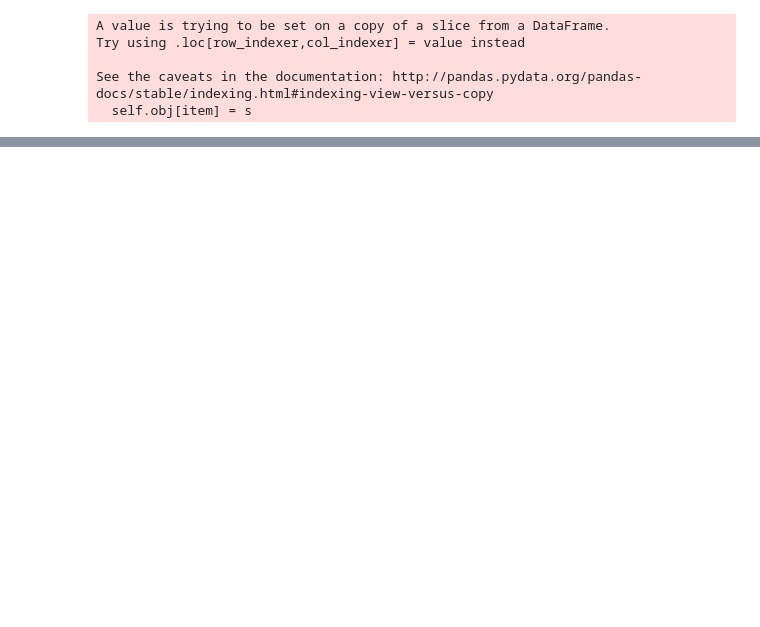
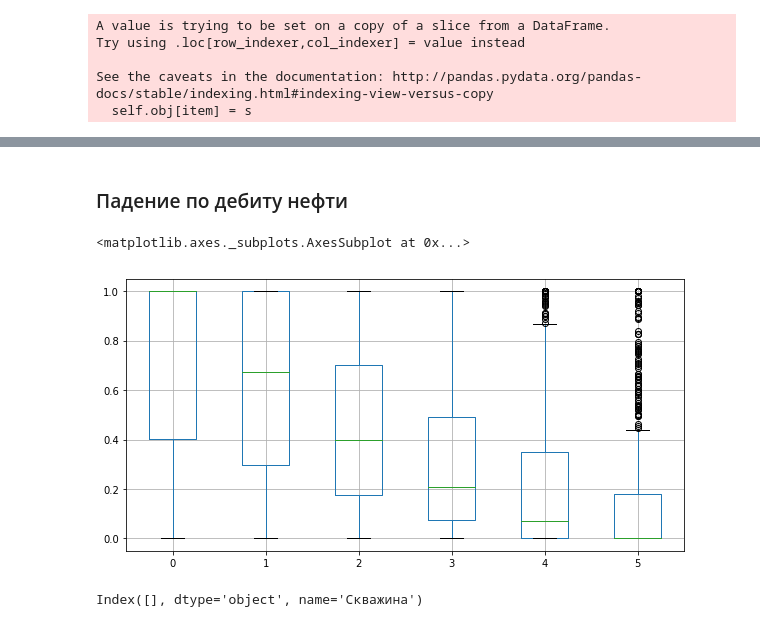
Before and after one commit to koskotG/gpn_comp, a Jupyter notebook: kg_eda.ipynb, the cells around one changed output, grey strips where cells are left out. Saved outputs shown, nothing was run; the diff lists cells and outputs as text; code cells hidden in the pictures; blank space fills up the shorter version.

```diff
--- a/kg_eda.ipynb
+++ b/kg_eda.ipynb
@@ -233,0 +229,17 @@ df_oil_train_norm.T.boxplot()
+# %% [markdown]
+### Падение по дебиту нефти
+# %%
+df_oil_train = df_train_temp[['Скважина','month', 'oil_rate']].set_index(['Скважина', 'month']).unstack(0).fillna(0)
+df_oil_train.columns = df_oil_train.columns.droplevel(0)
+oil_scaler = MinMaxScaler()
+df_oil_train_norm = pd.DataFrame(oil_scaler.fit(df_oil_train.values).transform(df_oil_train.values),
+                                 index = df_oil_train.index, columns = df_oil_train.columns)
+plt.figure(figsize=(10,5))
+df_oil_train_norm.T.boxplot()
+# %% [output]
+<matplotlib.axes._subplots.AxesSubplot at 0x...>
+[figure, added]
+# %%
+df_liq_train.columns[df_liq_train.isnull().all(0)]
+# %% [output]
+Index([], dtype='object', name='Скважина')
```
Also changed, not shown: parts of 54 cells of this notebook, 2 other files.
